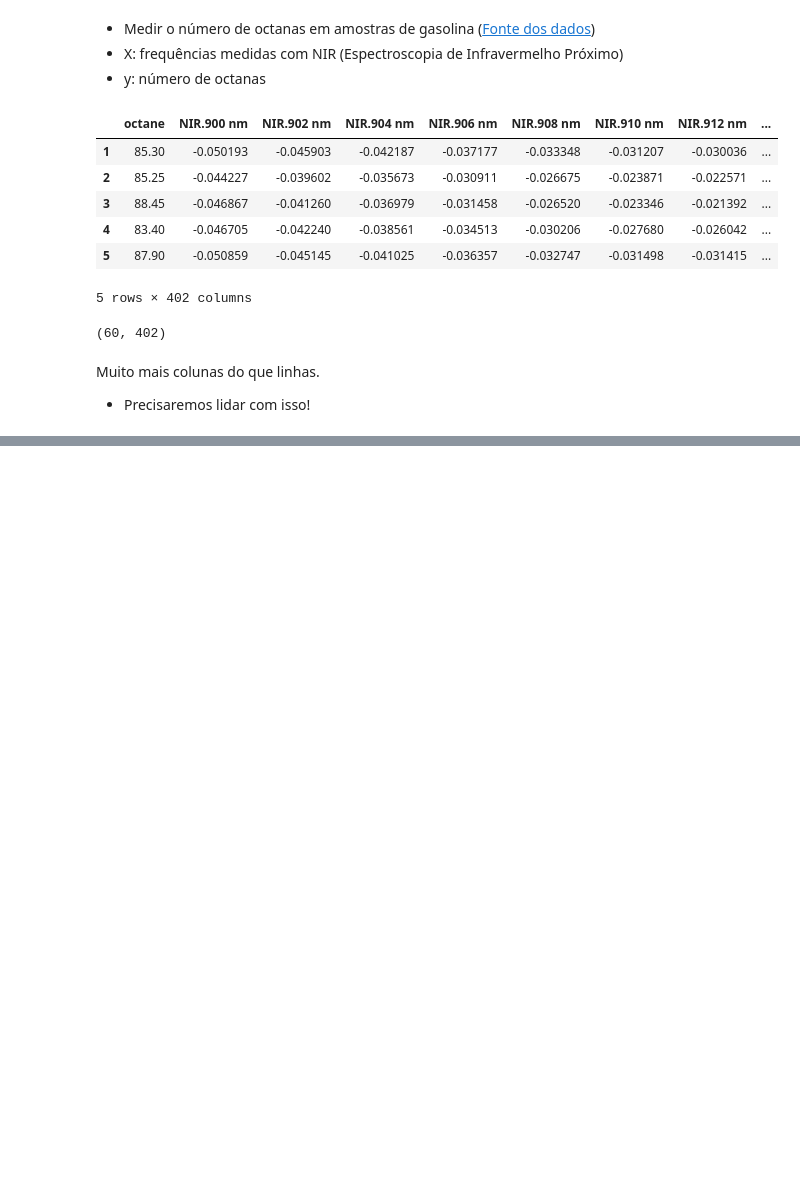
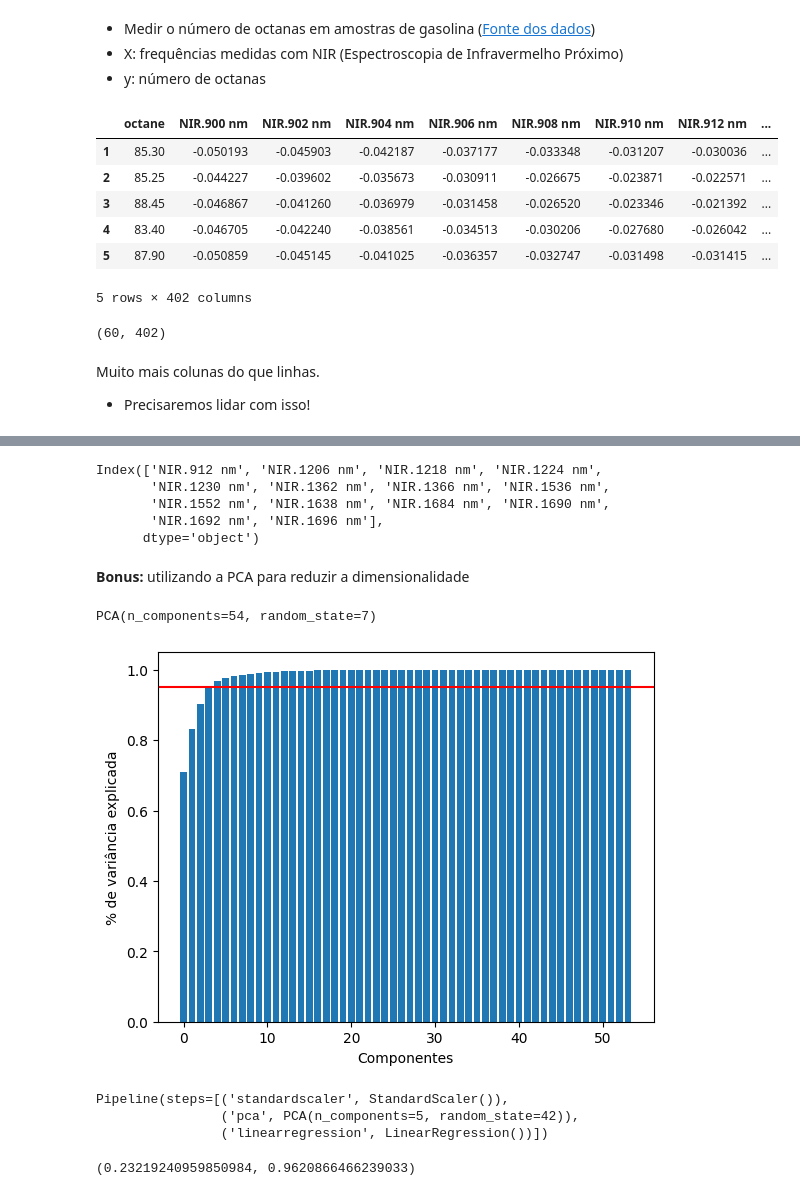
Before and after one commit to smastelini/eng-soft-ml-uel, a Jupyter notebook: aula-4.ipynb, the cells around one changed output, grey strips where cells are left out. Saved outputs shown, nothing was run; the diff lists cells and outputs as text; code cells hidden in the pictures; blank space fills up the shorter version.

```diff
--- a/aula-4.ipynb
+++ b/aula-4.ipynb
@@ -493,0 +364,39 @@ mean_squared_error(y, y_pred_svr, squared=False), r2_score(y, y_pred_svr)
+# %%
+selecionados = np.where(l1.steps[1][1].coef_ != 0)[0]
+
+X.columns[selecionados]
+# %% [output]
+Index(['NIR.912 nm', 'NIR.1206 nm', 'NIR.1218 nm', 'NIR.1224 nm',
+       'NIR.1230 nm', 'NIR.1362 nm', 'NIR.1366 nm', 'NIR.1536 nm',
+       'NIR.1552 nm', 'NIR.1638 nm', 'NIR.1684 nm', 'NIR.1690 nm',
+       'NIR.1692 nm', 'NIR.1696 nm'],
+      dtype='object')
+# %% [markdown]
+**Bonus:** utilizando a PCA para reduzir a dimensionalidade
+# %%
+from sklearn.decomposition import PCA
+
+pca = PCA(n_components=X_train.shape[0], random_state=7)
+pca.fit(X_train)
+# %% [output]
+PCA(n_components=54, random_state=7)
+# %%
+plt.figure(dpi=100)
+plt.bar(np.arange(54), np.cumsum(pca.explained_variance_ratio_))
+plt.xlabel("Componentes")
+plt.ylabel("% de variância explicada")
+plt.axhline(0.95, color="red")
+plt.show()
+# %% [output]
+[figure, added]
+# %%
+lr_pca = make_pipeline(
+    StandardScaler(),
+    PCA(n_components=5, random_state=42),
+    lm.LinearRegression()
+)
+lr_pca.fit(X_train, y_train)
+# %% [output]
+Pipeline(steps=[('standardscaler', StandardScaler()),
+                ('pca', PCA(n_components=5, random_state=42)),
+                ('linearregression', LinearRegression())])
@@ -493,0 +405,4 @@ mean_squared_error(y, y_pred_svr, squared=False), r2_score(y, y_pred_svr)
+# %%
+mean_squared_error(y_test, yp_pca, squared=False), r2_score(y_test, yp_pca)
+# %% [output]
+(0.23219240959850984, 0.9620866466239033)
```
Also changed, not shown: parts of 84 cells of this notebook, 4 other files.
